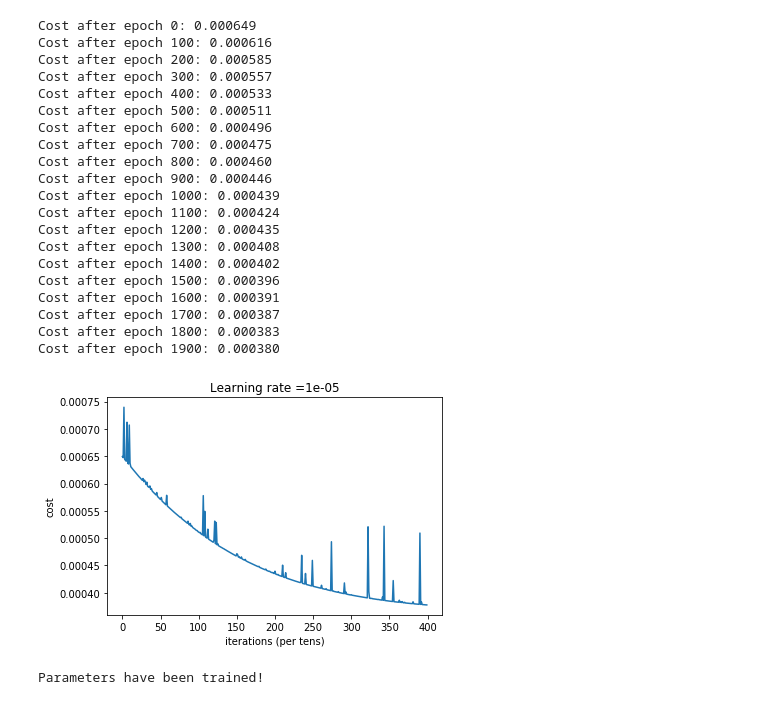
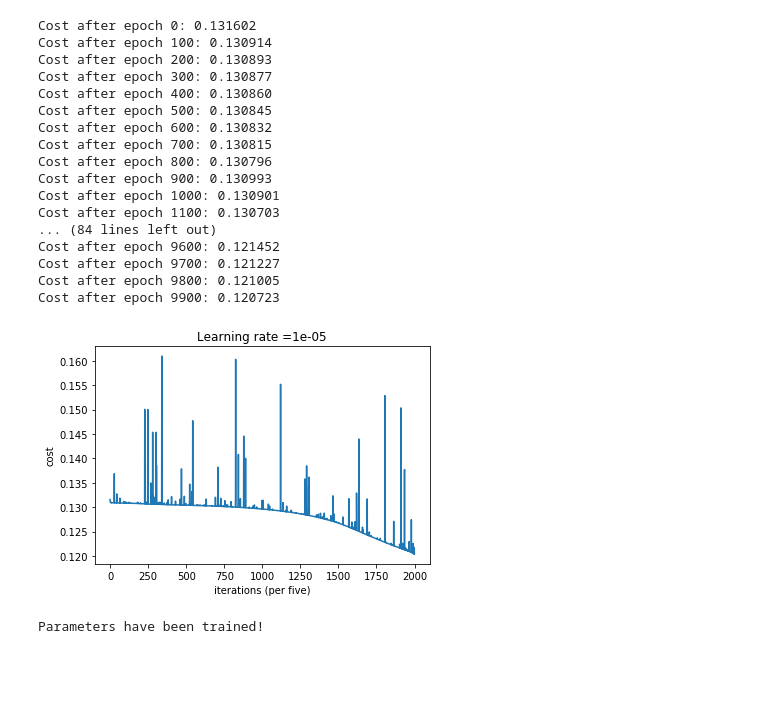
Before and after one commit to Khrameeva-Lab/DeepLearningHiC, a Jupyter notebook: DeepLearningHiC.ipynb, the cells around one changed output. Cells and saved outputs as stored; diff of their text form; code cells hidden in the pictures; blank space fills up the shorter version.

```diff
--- a/DeepLearningHiC.ipynb
+++ b/DeepLearningHiC.ipynb
@@ -181,19 +181,26 @@ plt.imshow(np.isnan(current_matrix))
 # %%
-# разброс между значениями в матрице очень большой (0...20)
-# из-за этого нейронная сеть не учится распознавать разницу меджу маленькими значениями
-# поэтому мы нормализуем матрицу чтобы привести все значения в диапазон 0...1
-def normalize(matrix):
-    matrix_max = np.nanmax(matrix)
-    matrix_min = np.nanmin(matrix)
+# разброс между значениями в матрице большой (0...23)
+# из-за этого нейронная сеть не учится распознавать разницу между маленькими значениями
+# поэтому мы нормализуем матрицу так, чтобы привести все значения в диапазон 0...1
+# https://www.researchgate.net/post/are_there_any_examples_on_Normalizing_the_Inputs_for_Neural_Network_learning
+def min_max_normalize(matrix, old_min = None, old_max = None):
+    if old_min is None and old_max is None:
+        matrix_max = np.nanmax(matrix)
+        matrix_min = np.nanmin(matrix)
+    else:
+        matrix_max = old_max
+        matrix_min = old_min
 
-    return (matrix - matrix_min) / (matrix_max - matrix_min), matrix_max, matrix_min
+    return (matrix - matrix_min) / (matrix_max - matrix_min), matrix_min, matrix_max
 
-def denormalize(matrix, old_max, old_min):
+def min_max_denormalize(matrix, old_min, old_max):
     return matrix * (old_max - old_min) + old_min
 
-normalized_matrix, old_max, old_min = normalize(current_matrix)
+# TODO (IMPORTRANT!!!): не нормализовывать здесь. а если участок с 23 не попадет в тренировочное множество?
+# может поэтому как раз некоторые разы нейронка предсказывает более-менее, а в другие разы заметно хуже
+# TODO: проверить с нормализацией и без одновременно
 # %%
-resulting_matrices, visualization_matrix = extract_good_regions(normalized_matrix)
+resulting_matrices, visualization_matrix = extract_good_regions(current_matrix)
 # %%
 plt.imshow(visualization_matrix)
 # %% [output]
@@ -282,5 +289,10 @@ train_y = np.atleast_2d(train_y)
 print(train_x.shape)
 print(train_y.shape)
 
+# Вот здесь нормализовать уже готовое тренировочное множество (со своими максимумами и минимумами)
+# TOOD: натренировать НС на нормализованных и ненормализованных данных, сравнить результаты
+
+normalized_train_x, old_min, old_max = min_max_normalize(train_x)
+
 ### Training set formed ###
 # %% [output]
@@ -387,7 +399,7 @@ def random_mini_batches(X, Y, mini_batch_size = 64, seed = 0):
     return mini_batches
 # %%
 def model(X_train, Y_train, learning_rate = 0.00001,
-          num_epochs = 2000, minibatch_size = 32, print_cost = True):
+          num_epochs = 10000, minibatch_size = 32, print_cost = True):
     """
     Three-layer tensorflow neural network: LINEAR->RELU->LINEAR->RELU->LINEAR
 
@@ -452,7 +464,7 @@ def model(X_train, Y_train, learning_rate = 0.00001,
         # plot the cost
         plt.plot(np.squeeze(costs))
         plt.ylabel('cost')
-        plt.xlabel('iterations (per tens)')
+        plt.xlabel('iterations (per five)')
         plt.title("Learning rate =" + str(learning_rate))
         plt.show()
 
@@ -462,29 +474,27 @@ def model(X_train, Y_train, learning_rate = 0.00001,
 
         return parameters
 # %%
-parameters = model(train_x, train_y)
+parameters_normalized = model(normalized_train_x, train_y)
 
 # TODO: сравнивать с dev set error
+# TODO: Consider early stopping, add second graph with performance on the dev set - too early
 # %% [output]
-Cost after epoch 0: 0.000649
-Cost after epoch 100: 0.000616
-Cost after epoch 200: 0.000585
-Cost after epoch 300: 0.000557
-Cost after epoch 400: 0.000533
-Cost after epoch 500: 0.000511
-Cost after epoch 600: 0.000496
-Cost after epoch 700: 0.000475
-Cost after epoch 800: 0.000460
-Cost after epoch 900: 0.000446
-Cost after epoch 1000: 0.000439
-Cost after epoch 1100: 0.000424
-Cost after epoch 1200: 0.000435
-Cost after epoch 1300: 0.000408
-Cost after epoch 1400: 0.000402
-Cost after epoch 1500: 0.000396
-Cost after epoch 1600: 0.000391
-Cost after epoch 1700: 0.000387
-Cost after epoch 1800: 0.000383
-Cost after epoch 1900: 0.000380
+Cost after epoch 0: 0.131602
+Cost after epoch 100: 0.130914
+Cost after epoch 200: 0.130893
+Cost after epoch 300: 0.130877
+Cost after epoch 400: 0.130860
+Cost after epoch 500: 0.130845
+Cost after epoch 600: 0.130832
+Cost after epoch 700: 0.130815
+Cost after epoch 800: 0.130796
+Cost after epoch 900: 0.130993
+Cost after epoch 1000: 0.130901
+Cost after epoch 1100: 0.130703
+... (84 lines left out)
+Cost after epoch 9600: 0.121452
+Cost after epoch 9700: 0.121227
+Cost after epoch 9800: 0.121005
+Cost after epoch 9900: 0.120723
-[figure, old version]
+[figure, new version]
 Parameters have been trained!
```
Also changed, not shown: parts of 23 cells of this notebook.
